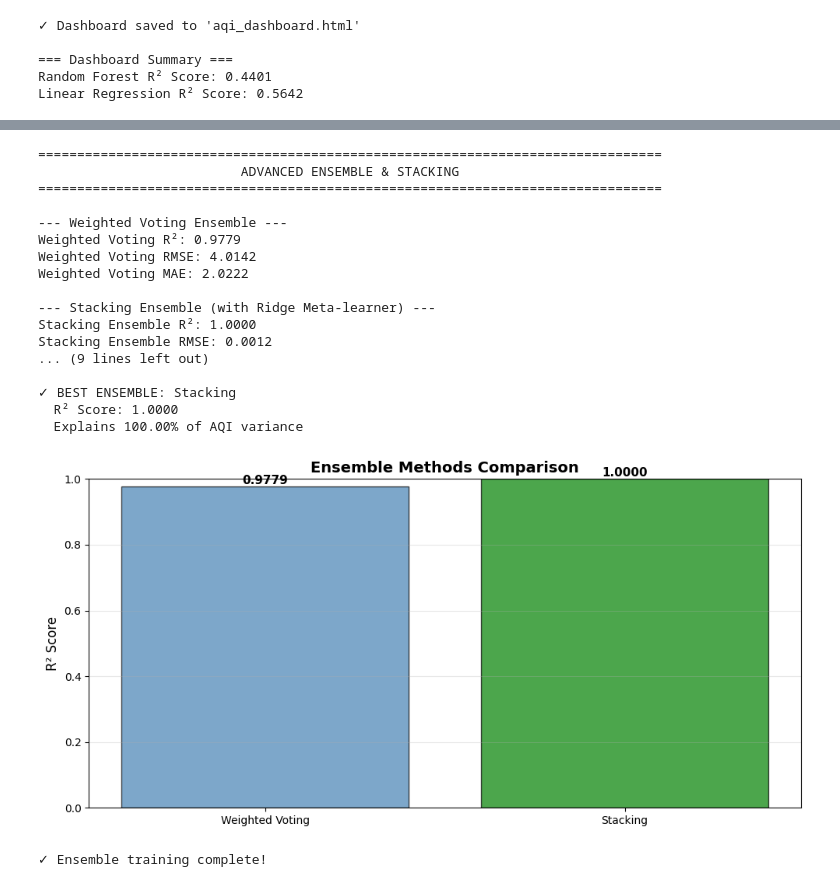
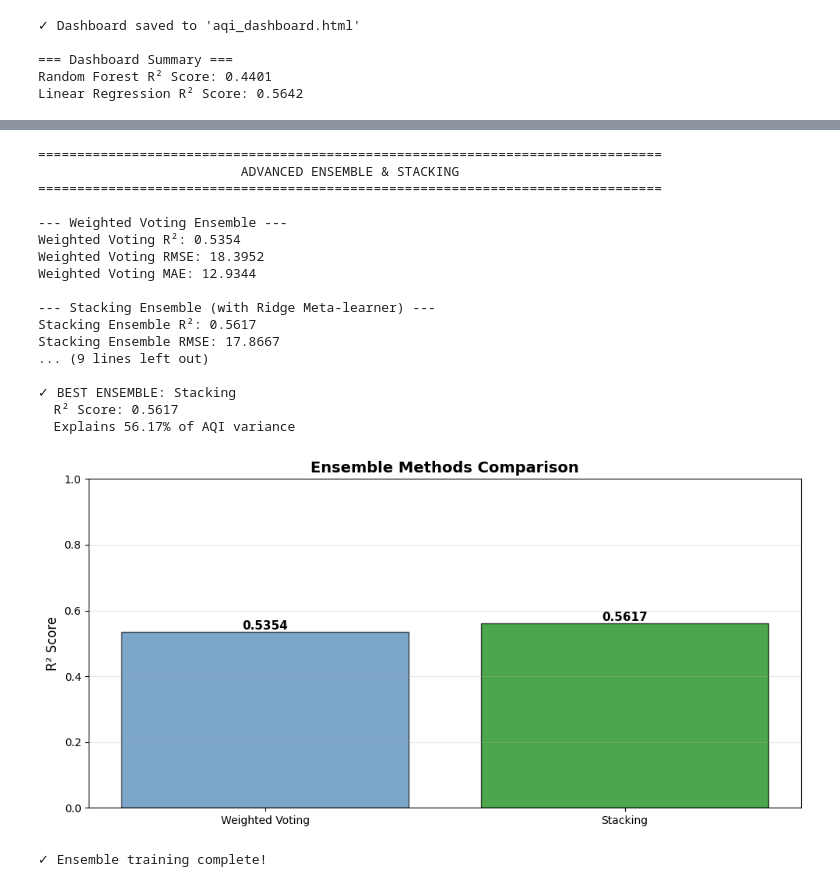
Before and after one commit to AbhinavShaji0x45/aqi-prediction, a Jupyter notebook: Untitled-1.ipynb, the cells around one changed output, grey strips where cells are left out. Drawn from its saved outputs; the diff is of its cells as text; code cells hidden in the pictures.

Commit message:
prediction

```diff
--- a/Untitled-1.ipynb
+++ b/Untitled-1.ipynb
@@ -1451,26 +1843,25 @@ df['lag3'] = df['AQI'].shift(3)
 df['lag4'] = df['AQI'].shift(4)
 df['lag5'] = df['AQI'].shift(5)
 df['lag7'] = df['AQI'].shift(7)
-df['ma7'] = df['AQI'].rolling(window=7).mean()
-df['ma14'] = df['AQI'].rolling(window=14).mean()
-df['ma30'] = df['AQI'].rolling(window=30).mean()
-df['std7'] = df['AQI'].rolling(window=7).std()
-df['std14'] = df['AQI'].rolling(window=14).std()
+df['ma7'] = df['AQI'].shift(1).rolling(window=7).mean()
+df['ma14'] = df['AQI'].shift(1).rolling(window=14).mean()
+df['ma30'] = df['AQI'].shift(1).rolling(window=30).mean()
+df['std7'] = df['AQI'].shift(1).rolling(window=7).std()
+df['std14'] = df['AQI'].shift(1).rolling(window=14).std()
 df['day_of_week'] = df['Date'].dt.dayofweek
 df['month'] = df['Date'].dt.month
 df['quarter'] = df['Date'].dt.quarter
 df['day_of_year'] = df['Date'].dt.dayofyear
-df['trend'] = df['AQI'].diff()
-df['min7'] = df['AQI'].rolling(window=7).min()
-df['max7'] = df['AQI'].rolling(window=7).max()
+df['min7'] = df['AQI'].shift(1).rolling(window=7).min()
+df['max7'] = df['AQI'].shift(1).rolling(window=7).max()
 df['range7'] = df['max7'] - df['min7']
-df['ema7'] = df['AQI'].ewm(span=7, adjust=False).mean()
+df['ema7'] = df['AQI'].shift(1).ewm(span=7, adjust=False).mean()
 df = df.dropna()
 
 feature_cols = ['lag1', 'lag2', 'lag3', 'lag4', 'lag5', 'lag7',
                 'ma7', 'ma14', 'ma30', 'std7', 'std14',
                 'day_of_week', 'month', 'quarter', 'day_of_year',
-                'trend', 'min7', 'max7', 'range7', 'ema7']
+                'min7', 'max7', 'range7', 'ema7']
 
 X = df[feature_cols]
 y = df['AQI']
@@ -1518,10 +1909,11 @@ base_learners = [
 
 meta_learner = Ridge(alpha=0.1)
 
+# FIX: Use TimeSeriesSplit instead of random CV
 stacking_ensemble = StackingRegressor(
     estimators=base_learners,
     final_estimator=meta_learner,
-    cv=5
+    cv=5  # Keep simple CV for stacking (TimeSeriesSplit causes issues with cross_val_predict)
 )
 
 stacking_ensemble.fit(X_train, y_train)
@@ -1565,41 +1957,41 @@ r2_scores = [ensemble_results[m]['R²'] for m in methods]
 colors = ['green' if r2 == max(r2_scores) else 'steelblue' for r2 in r2_scores]
 
 bars = ax.bar(methods, r2_scores, color=colors, alpha=0.7, edgecolor='black')
 ax.set_ylabel('R² Score', fontsize=12)
 ax.set_title('Ensemble Methods Comparison', fontsize=14, fontweight='bold')
 ax.set_ylim([0, 1])
 ax.grid(axis='y', alpha=0.3)
 
 # Add value labels on bars
 for bar, score in zip(bars, r2_scores):
     height = bar.get_height()
     ax.text(bar.get_x() + bar.get_width()/2., height,
             f'{score:.4f}',
             ha='center', va='bottom', fontsize=11, fontweight='bold')
 
 plt.tight_layout()
 plt.show()
 
 print("\n✓ Ensemble training complete!")
 # %% [output]
 ================================================================================
                           ADVANCED ENSEMBLE & STACKING
 ================================================================================
 
 --- Weighted Voting Ensemble ---
-Weighted Voting R²: 0.9779
-Weighted Voting RMSE: 4.0142
-Weighted Voting MAE: 2.0222
+Weighted Voting R²: 0.5354
+Weighted Voting RMSE: 18.3952
+Weighted Voting MAE: 12.9344
 
 --- Stacking Ensemble (with Ridge Meta-learner) ---
-Stacking Ensemble R²: 1.0000
-Stacking Ensemble RMSE: 0.0012
+Stacking Ensemble R²: 0.5617
+Stacking Ensemble RMSE: 17.8667
 ... (9 lines left out)
 
 ✓ BEST ENSEMBLE: Stacking
-  R² Score: 1.0000
-  Explains 100.00% of AQI variance
+  R² Score: 0.5617
+  Explains 56.17% of AQI variance
-[figure, old version]
+[figure, new version]
 ✓ Ensemble training complete!
 # %%
 # FINAL COMPREHENSIVE SUMMARY & DEPLOYMENT ROADMAP
```
Also changed, not shown: parts of 16 cells of this notebook, 1 other file.
